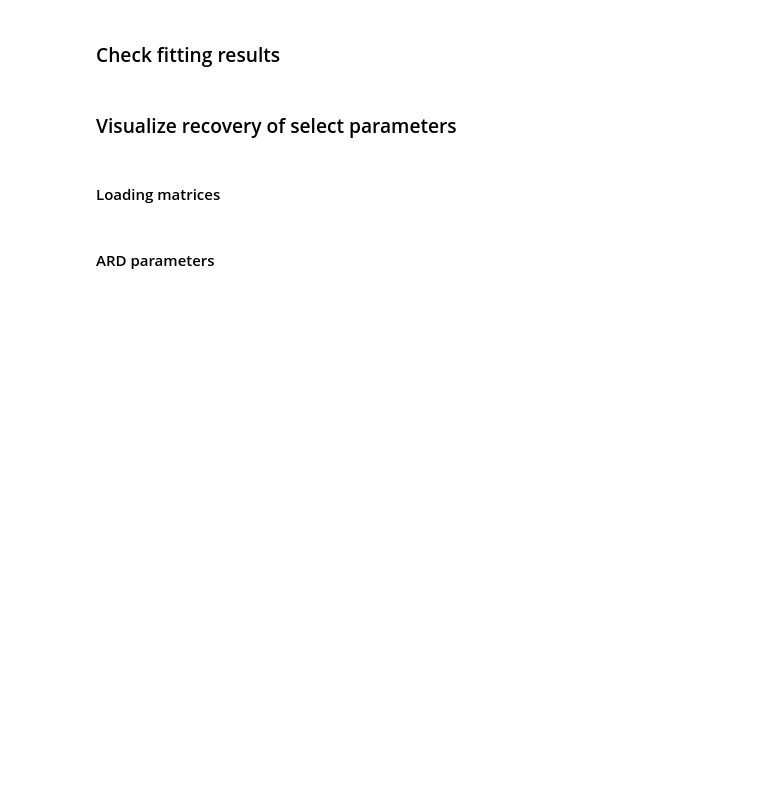
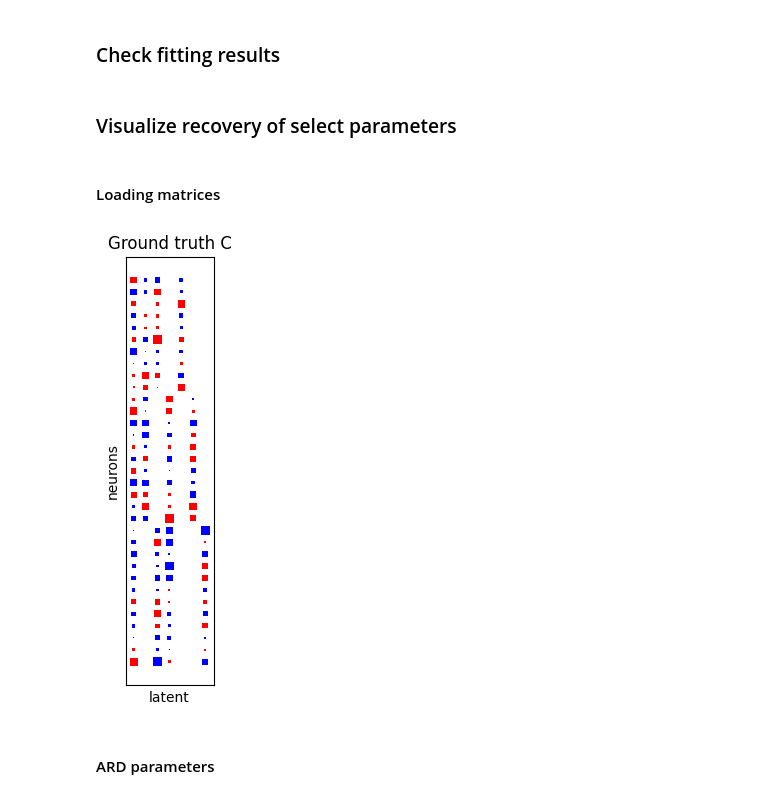
Before and after one commit to egokcen/latents, a Jupyter notebook: notebooks/demo_mdlag.ipynb, the cells around one changed output. Cells and saved outputs as stored; diff of their text form; code cells hidden in the pictures; blank space fills up the shorter version.

```diff
--- a/notebooks/demo_mdlag.ipynb
+++ b/notebooks/demo_mdlag.ipynb
@@ -14,5 +129,17 @@
 ### Visualize recovery of select parameters
 # %% [markdown]
 #### Loading matrices
+# %%
+# Ground truth
+plt.figure(figsize=(3, 5))
+plt.subplot(1, 1, 1)
+plt.title("Ground truth C")
+hinton(obs_params.C.mean)
+plt.xlabel("latent")
+plt.ylabel("neurons")
+plt.tight_layout()
+plt.show()
+# %% [output]
+[figure, added]
 # %% [markdown]
 #### ARD parameters
```
Also changed, not shown: parts of 13 cells of this notebook.
